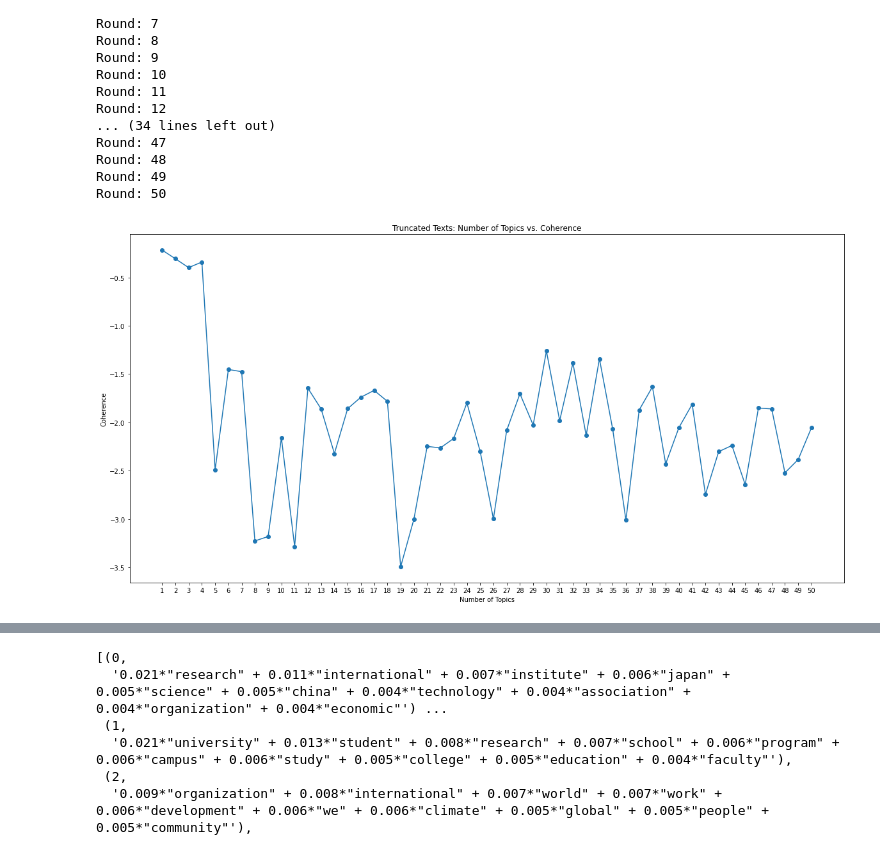
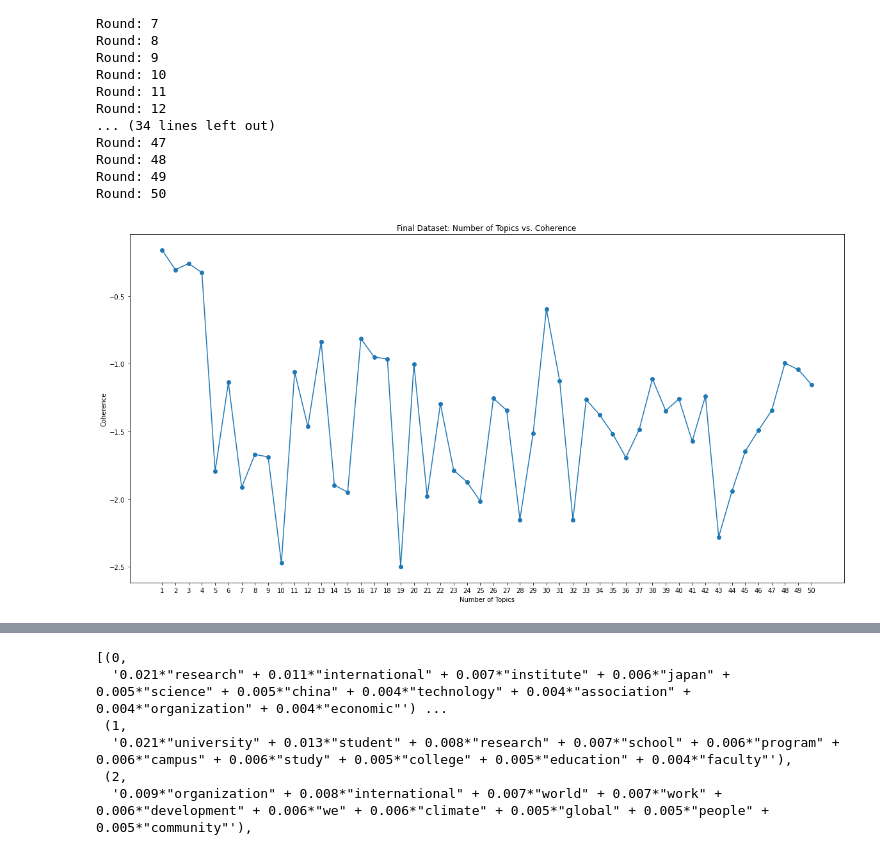
Before and after one commit to datadrivenenvirolab/IAD_blockchain, a Jupyter notebook: Web-scraped data/Final Model LDA Pipeline.ipynb, the cells around one changed output, grey strips where cells are left out. Cells and saved outputs as stored; diff of their text form; code cells hidden in the pictures.

```diff
--- a/Web-scraped data/Final Model LDA Pipeline.ipynb
+++ b/Web-scraped data/Final Model LDA Pipeline.ipynb
@@ -42,7 +44,7 @@ unique_orgs
 text_collection = []
 
 for org in unique_orgs:
-    merged_text = ' '.join(str(x) for x in truncated.Text[truncated.organization == org])
+    merged_text = ' '.join(str(x) for x in truncated.Text_translated[truncated.organization == org])
     text_collection.append(merged_text)
 # %%
 print(len(unique_orgs), len(text_collection))
@@ -69,3 +73,17 @@ df
+# %%
+import requests
+
+def americanize(string):
+    url ="https://raw.githubusercontent.com/hyperreality/American-British-English-Translator/master/data/british_spellings.json"
+    british_to_american_dict = dict(requests.get(url).json())
+
+    for british_spelling, american_spelling in british_to_american_dict.items():
+        string = string.replace(british_spelling, american_spelling)
+
+    return string
+# %%
+# Apply the americanize function to the dataframe
+df['Text'] = df['Text'].apply(func = americanize)
 # %%
 import re
 from pprint import pprint# Gensim
@@ -131,0 +152,10 @@ print(data_words[:1])
+# %%
+def remove_two_letter_words(words):
+    result = []
+    for word in words:
+        if len(word) > 2:
+            result.append(word)
+    return result
+
+for i in range(len(data_words)):
+    data_words[i] = remove_two_letter_words(data_words[i])
@@ -286,16 +325,16 @@ Round: 50
 # %%
 x_val = [x[0] for x in coherence]
 y_val = [x[1] for x in coherence]
 
 plt.figure(figsize=(20,10))
 plt.plot(x_val,y_val)
 plt.scatter(x_val,y_val)
-plt.title('Truncated Texts: Number of Topics vs. Coherence')
+plt.title('Final Dataset: Number of Topics vs. Coherence')
 plt.xlabel('Number of Topics')
 plt.ylabel('Coherence')
 plt.xticks(x_val)
 #plt.show()
-plt.savefig("Truncated Data NTopics Coherence Crossval.png", facecolor = "white")
+plt.savefig("FINAL Dataset Coherence Crossval.png", facecolor = "white")
 # %% [output]
-[figure, old version]
+[figure, new version]
 # %%
```
Also changed, not shown: parts of 34 cells of this notebook, 27 other files.
